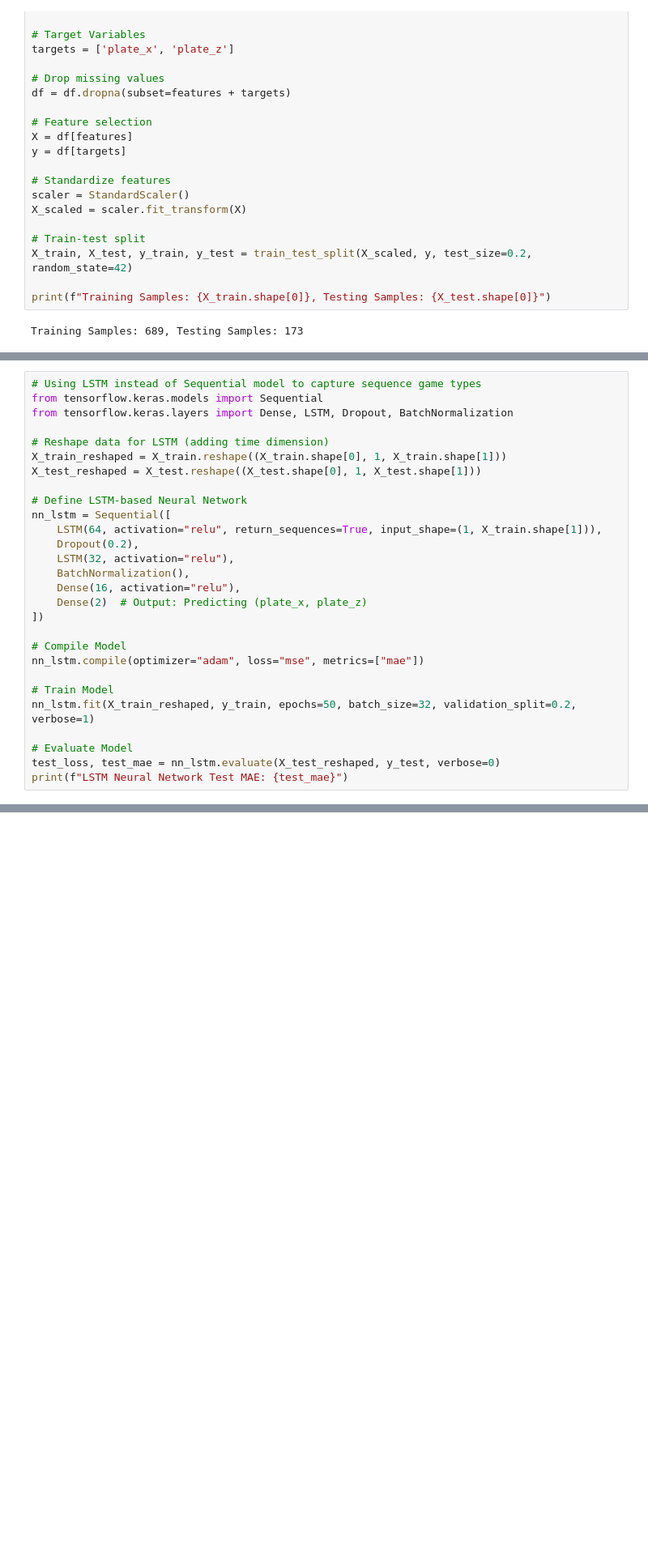
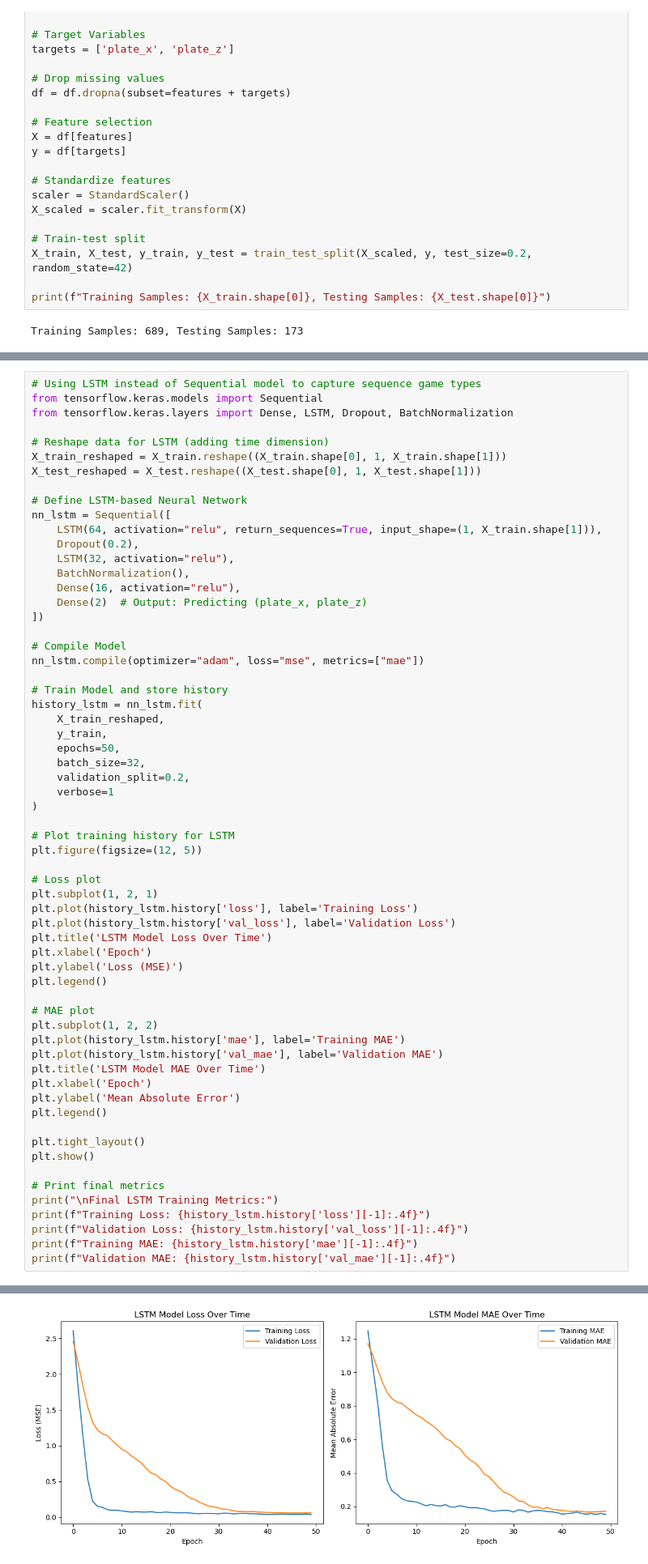
Before and after one commit to akanugan/baseball_analytics, a Jupyter notebook: predict_pitch_location.ipynb, the cells around one changed output, grey strips where cells are left out. Shown at 81% size. Cells and saved outputs as stored; diff of their text form; blank space fills up the shorter version.

```diff
--- a/predict_pitch_location.ipynb
+++ b/predict_pitch_location.ipynb
@@ -555,11 +567,45 @@ nn_lstm = Sequential([
 # Compile Model
 nn_lstm.compile(optimizer="adam", loss="mse", metrics=["mae"])
 
-# Train Model
-nn_lstm.fit(X_train_reshaped, y_train, epochs=50, batch_size=32, validation_split=0.2, verbose=1)
+# Train Model and store history
+history_lstm = nn_lstm.fit(
+    X_train_reshaped,
+    y_train,
+    epochs=50,
+    batch_size=32,
+    validation_split=0.2,
+    verbose=1
+)
 
-# Evaluate Model
-test_loss, test_mae = nn_lstm.evaluate(X_test_reshaped, y_test, verbose=0)
-print(f"LSTM Neural Network Test MAE: {test_mae}")
+# Plot training history for LSTM
+plt.figure(figsize=(12, 5))
+
+# Loss plot
+plt.subplot(1, 2, 1)
+plt.plot(history_lstm.history['loss'], label='Training Loss')
+plt.plot(history_lstm.history['val_loss'], label='Validation Loss')
+plt.title('LSTM Model Loss Over Time')
+plt.xlabel('Epoch')
+plt.ylabel('Loss (MSE)')
+plt.legend()
+
+# MAE plot
+plt.subplot(1, 2, 2)
+plt.plot(history_lstm.history['mae'], label='Training MAE')
+plt.plot(history_lstm.history['val_mae'], label='Validation MAE')
+plt.title('LSTM Model MAE Over Time')
+plt.xlabel('Epoch')
+plt.ylabel('Mean Absolute Error')
+plt.legend()
+
+plt.tight_layout()
+plt.show()
+
+# Print final metrics
+print("\nFinal LSTM Training Metrics:")
+print(f"Training Loss: {history_lstm.history['loss'][-1]:.4f}")
+print(f"Validation Loss: {history_lstm.history['val_loss'][-1]:.4f}")
+print(f"Training MAE: {history_lstm.history['mae'][-1]:.4f}")
+print(f"Validation MAE: {history_lstm.history['val_mae'][-1]:.4f}")
 # %% [output]
 Epoch 1/50
@@ -581,0 +629 @@ LSTM Neural Network Test MAE: 0.15710146725177765
+[figure, added]
```
Also changed, not shown: parts of 14 cells of this notebook.
